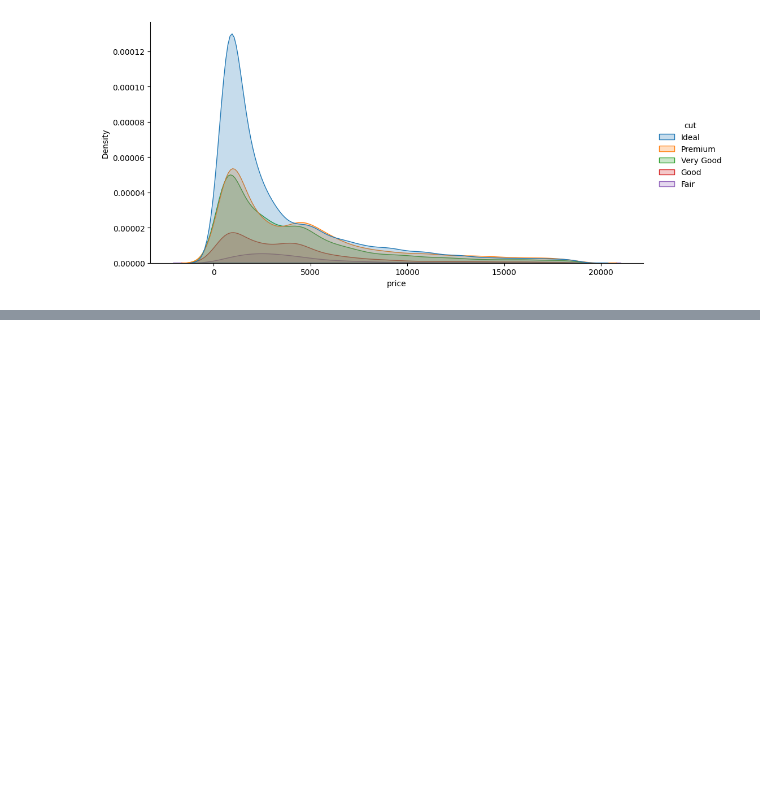
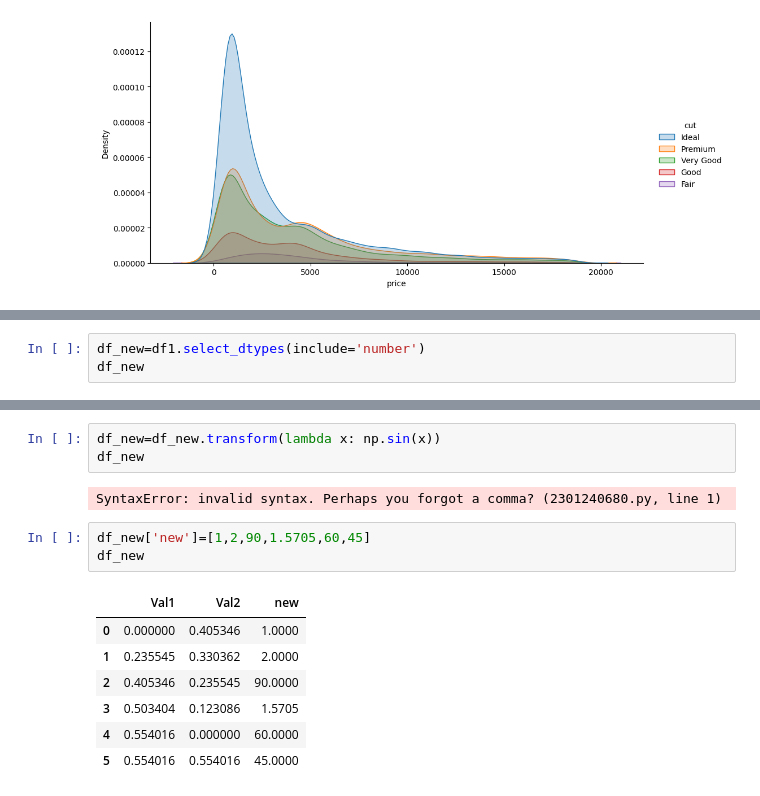
Before and after one commit to Unbeatable2323/Ai-leaning-from-scratch, a Jupyter notebook: newmonthpractice.ipynb, the cells around one changed output, grey strips where cells are left out. Cells and saved outputs as stored; diff of their text form; blank space fills up the shorter version.

```diff
--- a/newmonthpractice.ipynb
+++ b/newmonthpractice.ipynb
@@ -82,0 +115,3 @@ sns.displot(dataset, x='price', hue='cut', kind='kde', fill=True, height=5, aspe
+# %%
+df_new=df1.select_dtypes(include='number')
+df_new
@@ -82,0 +138,16 @@ sns.displot(dataset, x='price', hue='cut', kind='kde', fill=True, height=5, aspe
+# %%
+df_new=df_new.transform(lambda x: np.sin(x))
+df_new
+# %% [output]
+SyntaxError: invalid syntax. Perhaps you forgot a comma? (2301240680.py, line 1)
+# %%
+df_new['new']=[1,2,90,1.5705,60,45]
+df_new
+# %% [output]
+|  | Val1 | Val2 | new |
+| 0 | 0.000000 | 0.405346 | 1.0000 |
+| 1 | 0.235545 | 0.330362 | 2.0000 |
+| 2 | 0.405346 | 0.235545 | 90.0000 |
+| 3 | 0.503404 | 0.123086 | 1.5705 |
+| 4 | 0.554016 | 0.000000 | 60.0000 |
+| 5 | 0.554016 | 0.554016 | 45.0000 |
```
Also changed, not shown: parts of 6 cells of this notebook, 4 other files.
